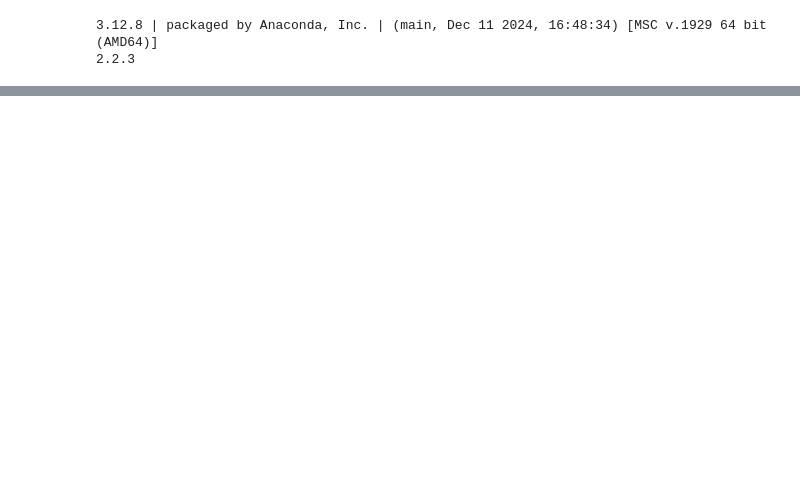
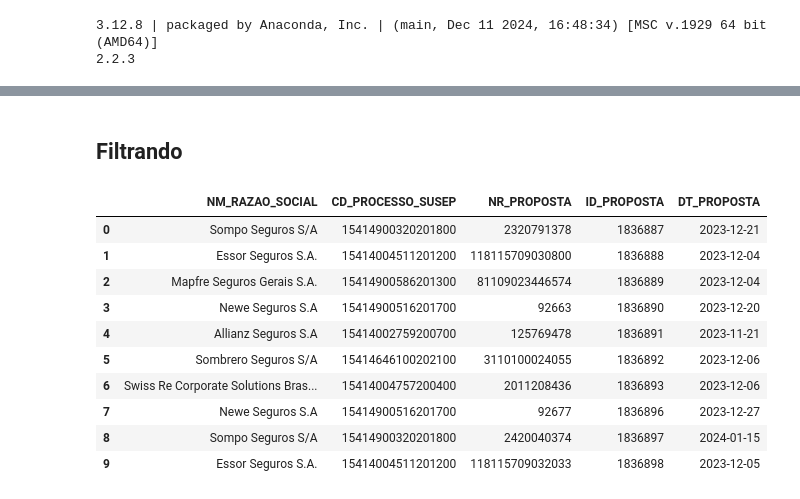
Before and after one commit to AlanthiasCO/seguro_rural_2024, a Jupyter notebook: etapa_etl.ipynb, the cells around one changed output, grey strips where cells are left out. Cells and saved outputs as stored; diff of their text form; code cells hidden in the pictures; blank space fills up the shorter version.

```diff
--- a/etapa_etl.ipynb
+++ b/etapa_etl.ipynb
@@ -21,0 +127,18 @@ ParserError: Error tokenizing data. C error: Expected 8 fields in line 3, saw 10
+# %% [markdown]
+## Filtrando
+# %%
+# no .iloc usamos os índices para selecionar as linhas e colunas que desejamos
+# selecionando as primeiras 10 linhas e as primeiras 5 colunas
+df_br.iloc[:10,:5]
+# %% [output]
+|  | NM_RAZAO_SOCIAL | CD_PROCESSO_SUSEP | NR_PROPOSTA | ID_PROPOSTA | DT_PROPOSTA |
+| 0 | Sompo Seguros S/A | 15414900320201800 | 2320791378 | 1836887 | 2023-12-21 |
+| 1 | Essor Seguros S.A. | 15414004511201200 | 118115709030800 | 1836888 | 2023-12-04 |
+| 2 | Mapfre Seguros Gerais S.A. | 15414900586201300 | 81109023446574 | 1836889 | 2023-12-04 |
+| 3 | Newe Seguros S.A | 15414900516201700 | 92663 | 1836890 | 2023-12-20 |
+| 4 | Allianz Seguros S.A | 15414002759200700 | 125769478 | 1836891 | 2023-11-21 |
+| 5 | Sombrero Seguros S/A | 15414646100202100 | 3110100024055 | 1836892 | 2023-12-06 |
+| 6 | Swiss Re Corporate Solutions Bras... | 15414004757200400 | 2011208436 | 1836893 | 2023-12-06 |
+| 7 | Newe Seguros S.A | 15414900516201700 | 92677 | 1836896 | 2023-12-27 |
+| 8 | Sompo Seguros S/A | 15414900320201800 | 2420040374 | 1836897 | 2024-01-15 |
+| 9 | Essor Seguros S.A. | 15414004511201200 | 118115709032033 | 1836898 | 2023-12-05 |
```
Also changed, not shown: parts of 15 cells of this notebook.
